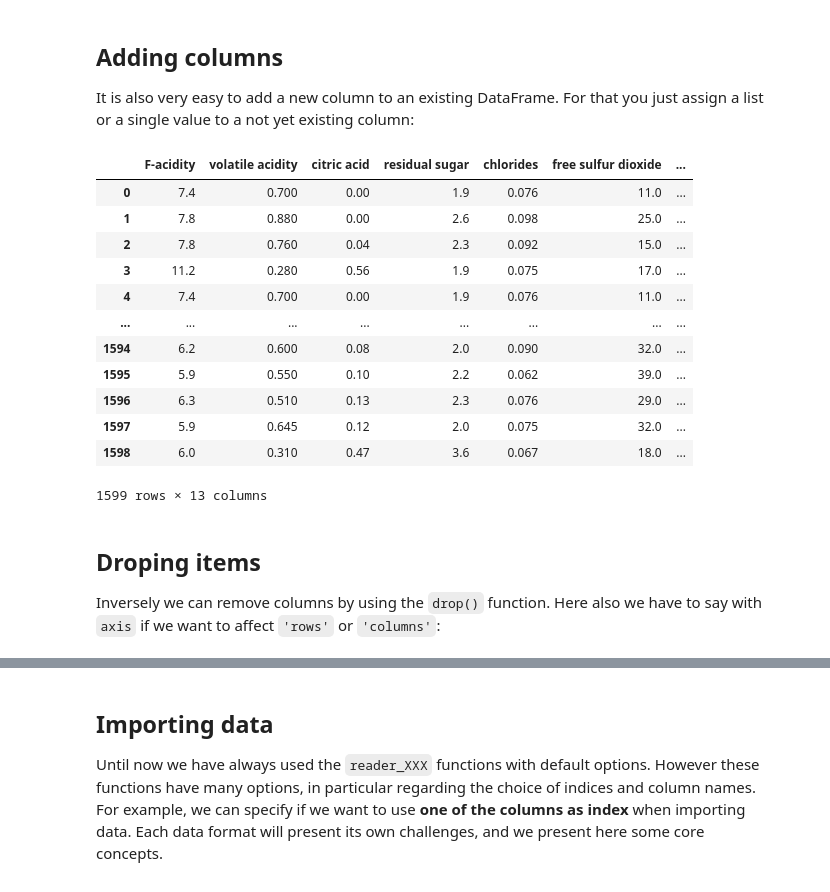
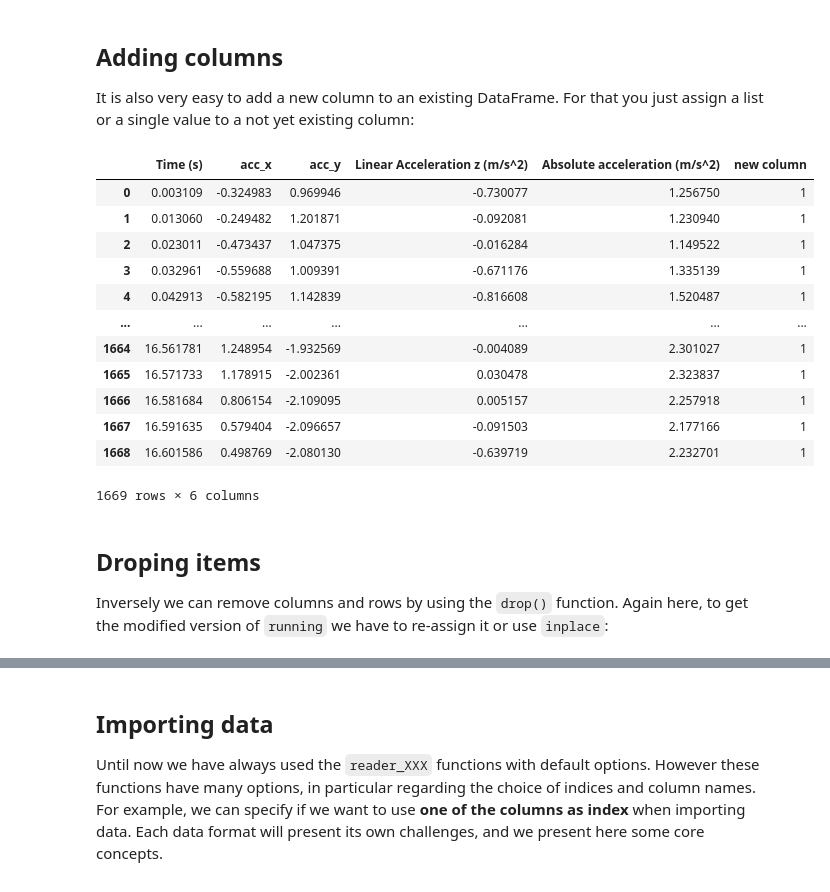
Before and after one commit to guiwitz/EHML, a Jupyter notebook: 04-Pandas.ipynb, the cells around one changed output, grey strips where cells are left out. Cells and saved outputs as stored; diff of their text form; code cells hidden in the pictures.

````diff
--- a/04-Pandas.ipynb
+++ b/04-Pandas.ipynb
@@ -23,0 +35,2 @@ wine.head(5)
+# %%
+running = pd.read_csv('datasets/running.csv')
@@ -74,0 +89,3 @@ wine.head(5)
+# %%
+running = running.rename(columns={'Linear Acceleration x (m/s^2)': 'acc_x'})
+running.head(5)
@@ -74,0 +101,3 @@ wine.head(5)
+# %%
+running.rename(columns={'Linear Acceleration y (m/s^2)': 'acc_y'}, inplace=True)
+running.head(5)
@@ -169,22 +206,22 @@ wine[wine.chlorides > 0.08]
 
 It is also very easy to add a new column to an existing DataFrame. For that you just assign a list or a single value to a not yet existing column:
 # %%
-wine['new column'] = 1
-wine
+running['new column'] = 1
+running
 # %% [output]
-|  | F-acidity | volatile acidity | citric acid | residual sugar | chlorides | free sulfur dioxide | ... |
-| 0 | 7.4 | 0.700 | 0.00 | 1.9 | 0.076 | 11.0 | ... |
-| 1 | 7.8 | 0.880 | 0.00 | 2.6 | 0.098 | 25.0 | ... |
-| 2 | 7.8 | 0.760 | 0.04 | 2.3 | 0.092 | 15.0 | ... |
-| 3 | 11.2 | 0.280 | 0.56 | 1.9 | 0.075 | 17.0 | ... |
-| 4 | 7.4 | 0.700 | 0.00 | 1.9 | 0.076 | 11.0 | ... |
-| ... | ... | ... | ... | ... | ... | ... | ... |
-| 1594 | 6.2 | 0.600 | 0.08 | 2.0 | 0.090 | 32.0 | ... |
-| 1595 | 5.9 | 0.550 | 0.10 | 2.2 | 0.062 | 39.0 | ... |
-| 1596 | 6.3 | 0.510 | 0.13 | 2.3 | 0.076 | 29.0 | ... |
-| 1597 | 5.9 | 0.645 | 0.12 | 2.0 | 0.075 | 32.0 | ... |
-| 1598 | 6.0 | 0.310 | 0.47 | 3.6 | 0.067 | 18.0 | ... |
+|  | Time (s) | acc_x | acc_y | Linear Acceleration z (m/s^2) | Absolute acceleration (m/s^2) | new column |
+| 0 | 0.003109 | -0.324983 | 0.969946 | -0.730077 | 1.256750 | 1 |
+| 1 | 0.013060 | -0.249482 | 1.201871 | -0.092081 | 1.230940 | 1 |
+| 2 | 0.023011 | -0.473437 | 1.047375 | -0.016284 | 1.149522 | 1 |
+| 3 | 0.032961 | -0.559688 | 1.009391 | -0.671176 | 1.335139 | 1 |
+| 4 | 0.042913 | -0.582195 | 1.142839 | -0.816608 | 1.520487 | 1 |
+| ... | ... | ... | ... | ... | ... | ... |
+| 1664 | 16.561781 | 1.248954 | -1.932569 | -0.004089 | 2.301027 | 1 |
+| 1665 | 16.571733 | 1.178915 | -2.002361 | 0.030478 | 2.323837 | 1 |
+| 1666 | 16.581684 | 0.806154 | -2.109095 | 0.005157 | 2.257918 | 1 |
+| 1667 | 16.591635 | 0.579404 | -2.096657 | -0.091503 | 2.177166 | 1 |
+| 1668 | 16.601586 | 0.498769 | -2.080130 | -0.639719 | 2.232701 | 1 |
-1599 rows × 13 columns
+1669 rows × 6 columns
 # %% [markdown]
 ## Droping items
-Inversely we can remove columns by using the ```drop()``` function. Here also we have to say with ```axis``` if we want to affect ```'rows'``` or ```'columns'```:
+Inversely we can remove columns and rows by using the ```drop()``` function. Again here, to get the modified version of ```running``` we have to re-assign it or use ```inplace```:
````
Also changed, not shown: parts of 35 cells of this notebook.
